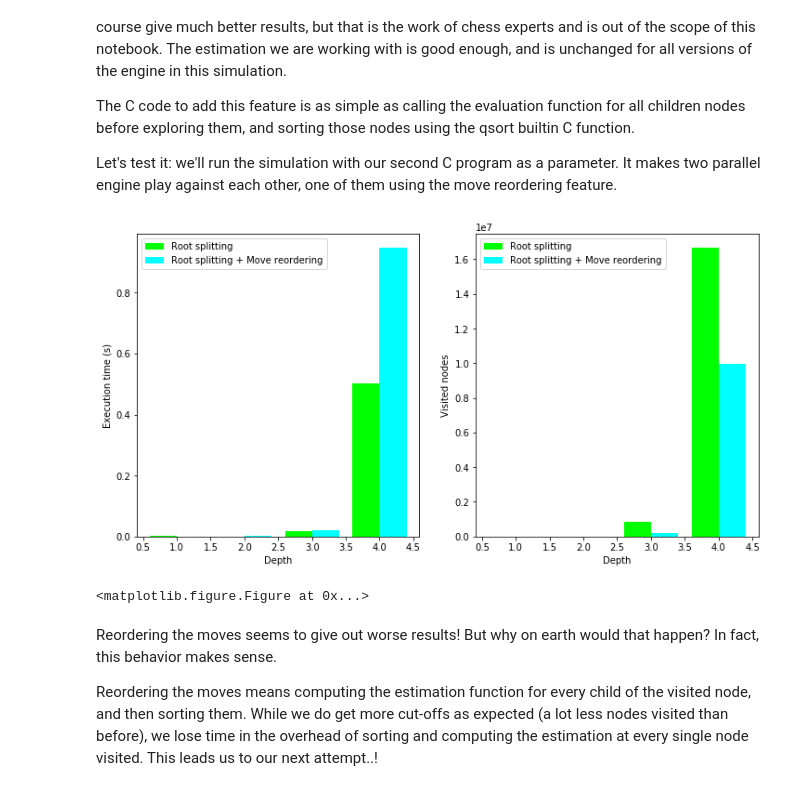
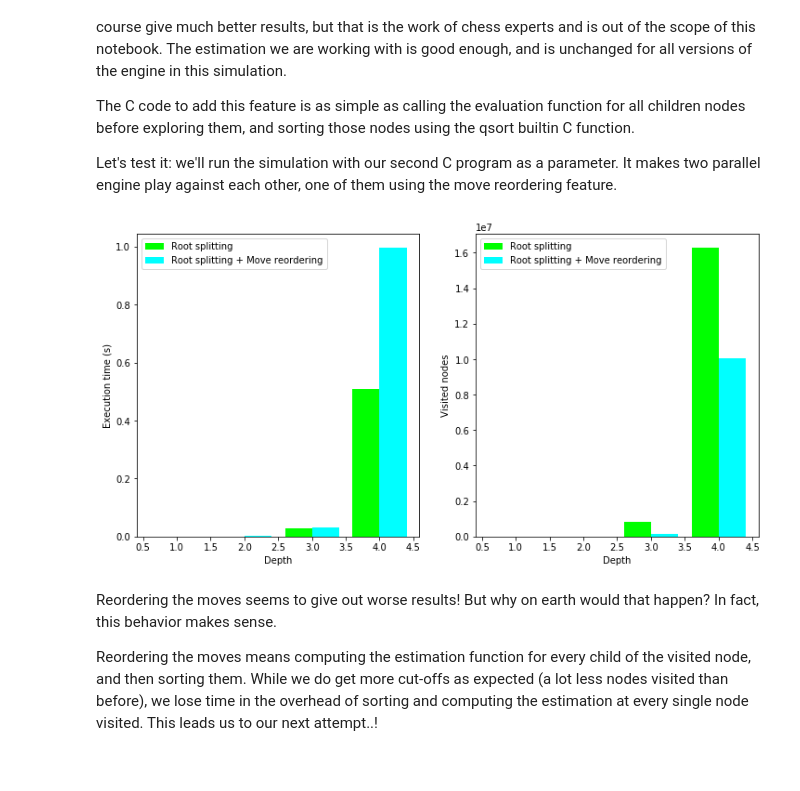
Before and after one commit to hennimohammed/parallel_chess_engine, a Jupyter notebook: parallel_chess_engine.ipynb, the cells around one changed output. Drawn from its saved outputs; the diff is of its cells as text; code cells hidden in the pictures.

```diff
--- a/parallel_chess_engine.ipynb
+++ b/parallel_chess_engine.ipynb
@@ -191,12 +205,11 @@ The C code to add this feature is as simple as calling the evaluation function f
 
 Let's test it: we'll run the simulation with our second C program as a parameter. It makes two parallel engine play against each other, one of them using the move reordering feature.
 # %%
-stats = simulation("./parallel_vs_parallel_with_reordering", nGames=1)
+stats = simulation("src/parallel_vs_parallel_with_reordering", nGames=3)
 
 plotting(stats, "Root splitting", "Root splitting + Move reordering")
 # %% [output]
-[figure, old version]
+[figure, new version]
-<matplotlib.figure.Figure at 0x...>
 # %% [markdown]
 Reordering the moves seems to give out worse results! But why on earth would that happen? In fact, this behavior makes sense.
 
```
Also changed, not shown: parts of 14 cells of this notebook, 18 other files.
